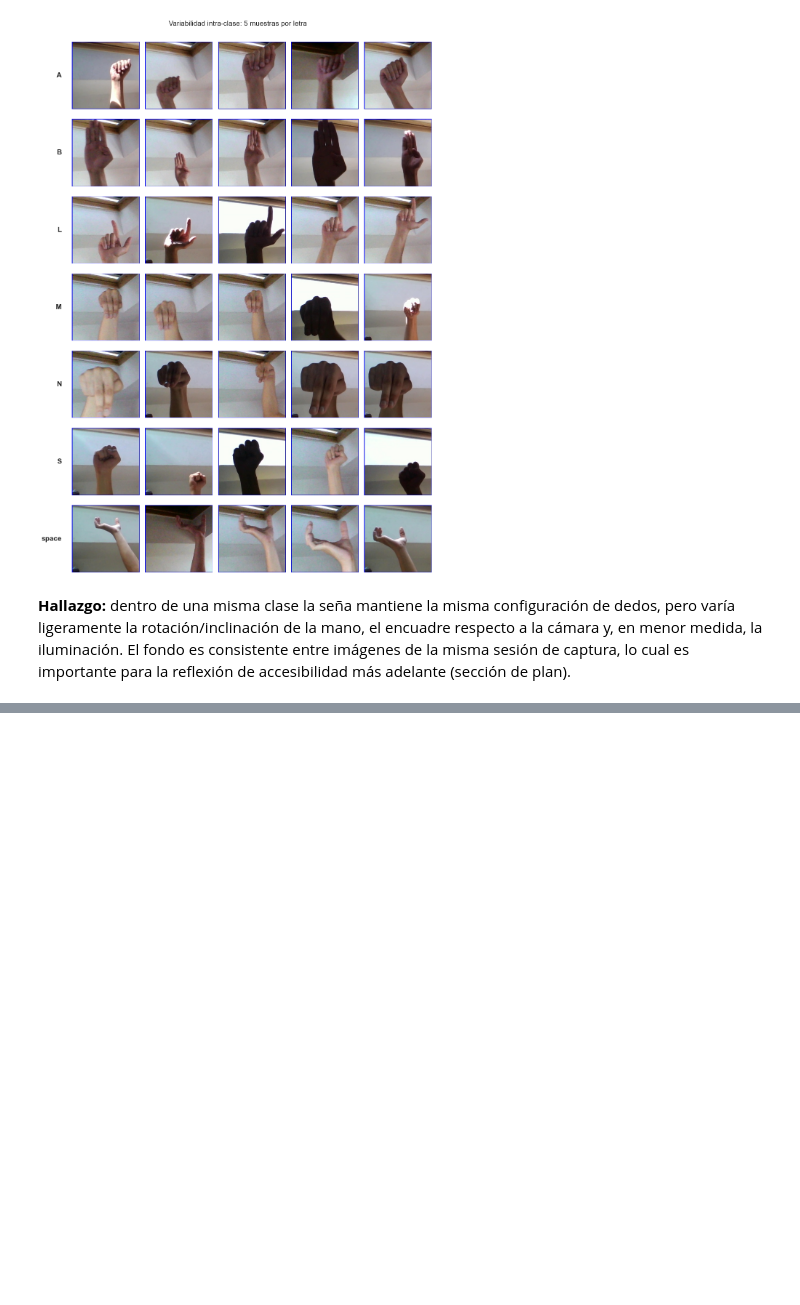
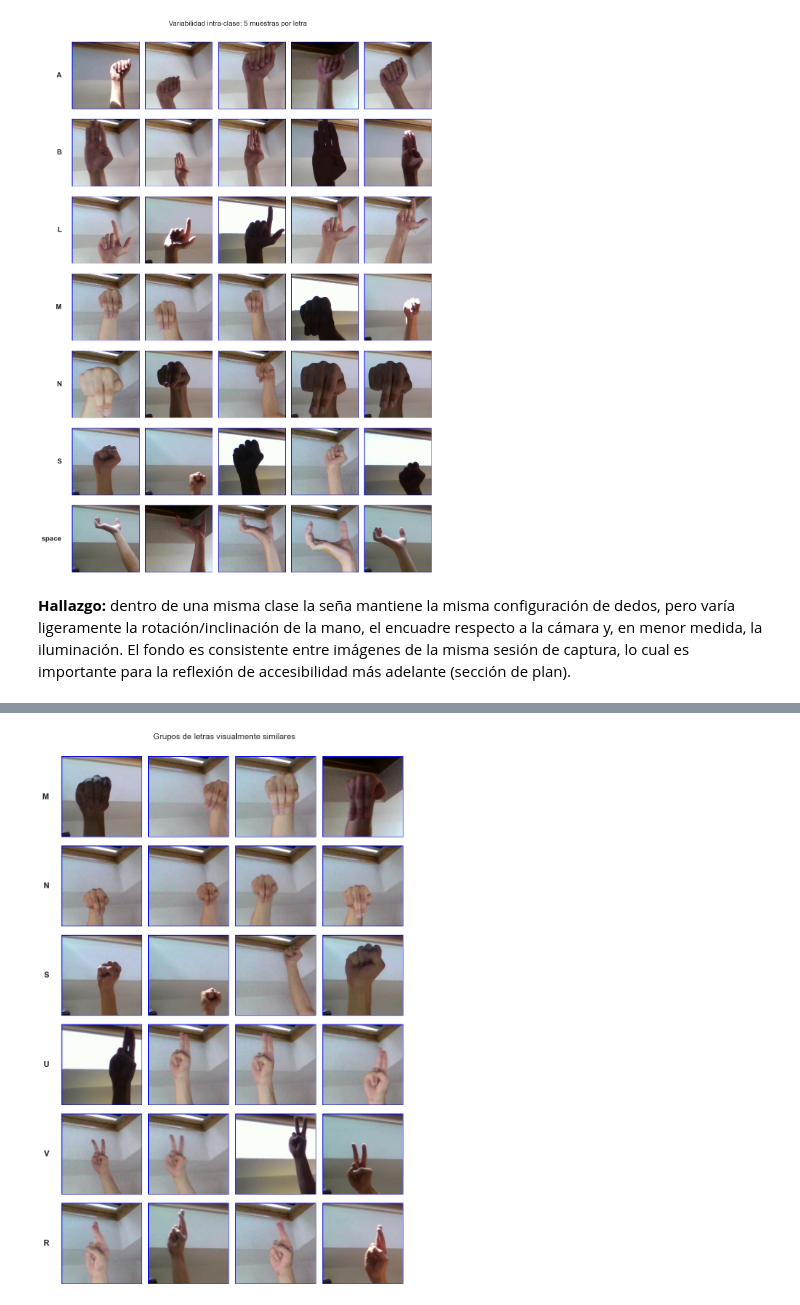
Before and after one commit to DavidDominguez-11/DS-Lab1, a Jupyter notebook: Lab3_ASL_Deep_Learning.ipynb, the cells around one changed output, grey strips where cells are left out. Saved outputs shown, nothing was run; the diff lists cells and outputs as text; code cells hidden in the pictures; blank space fills up the shorter version.

```diff
--- a/Lab3_ASL_Deep_Learning.ipynb
+++ b/Lab3_ASL_Deep_Learning.ipynb
@@ -119,0 +124,17 @@ show_class_samples(["A", "B", "L", "M", "N", "S", "space"], n_samples=5)
+# %%
+rng = random.Random(SEED)
+sample_files = []
+for c in rng.sample(CLASSES, 10):
+    files = list((TRAIN_DIR / c).glob("*.jpg"))
+    sample_files.extend(rng.sample(files, 5))
+
+props = []
+for f in sample_files:
+    img = Image.open(f)
+    props.append({"archivo": f.name, "clase": f.parent.name, "tamaño": img.size,
+                  "modo": img.mode, "formato": img.format})
+
+df_props = pd.DataFrame(props)
+print(df_props["tamaño"].value_counts())
+print(df_props["modo"].value_counts())
+print(df_props["formato"].value_counts())
@@ -119,0 +183,26 @@ show_class_samples(["A", "B", "L", "M", "N", "S", "space"], n_samples=5)
+# %%
+def show_confusable_groups(groups, n_samples=4):
+    n_rows = sum(len(g) for g in groups)
+    fig, axes = plt.subplots(n_rows, n_samples, figsize=(2.2 * n_samples, 2.2 * n_rows))
+    rng = random.Random(SEED)
+    row = 0
+    for group in groups:
+        for c in group:
+            files = list((TRAIN_DIR / c).glob("*.jpg"))
+            sample_files = rng.sample(files, n_samples)
+            for j, f in enumerate(sample_files):
+                img = Image.open(f)
+                ax = axes[row, j]
+                ax.imshow(img)
+                ax.axis("off")
+                if j == 0:
+                    ax.text(-0.15, 0.5, c, fontsize=14, fontweight="bold",
+                            transform=ax.transAxes, va="center", ha="right")
+            row += 1
+    plt.suptitle("Grupos de letras visualmente similares", fontsize=14, y=1.0)
+    plt.tight_layout()
+    plt.show()
+
+show_confusable_groups([["M", "N", "S"], ["U", "V", "R"]], n_samples=4)
+# %% [output]
+[figure, added]
```
Also changed, not shown: parts of 9 cells of this notebook.
